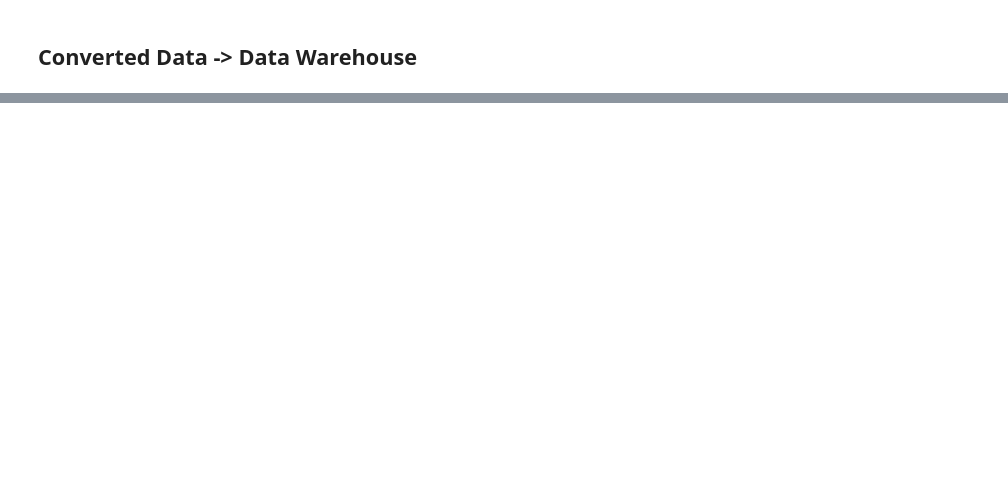
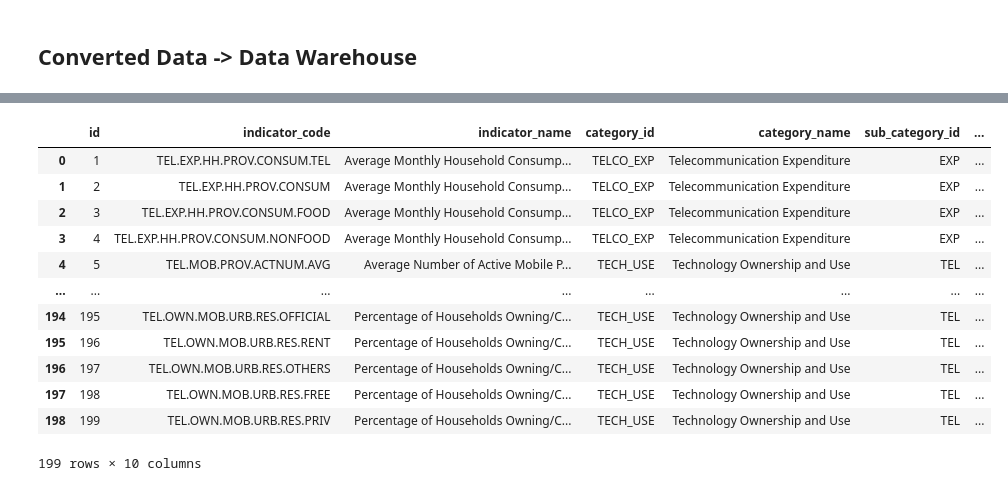
Before and after one commit to Tegarr123/nusadata-etl-script, a Jupyter notebook: main.ipynb, the cells around one changed output, grey strips where cells are left out. Cells and saved outputs as stored; diff of their text form; code cells hidden in the pictures; blank space fills up the shorter version.

```diff
--- a/main.ipynb
+++ b/main.ipynb
@@ -33,0 +435,2 @@ creds
+# %%
+creds = get_creds("credentials.json", "token.json", settings.SCOPES)
@@ -366,43 +684,3 @@ dim_year = get_dataframe_from_sheet(creds, settings.WAREHOUSE_DATA_SPS_ID, "dim_
-# %%
-dim_location_column = [
-    # "id",
-    "area_code",
-    "area_name",
-    "area_type",
-    "region_code",
-    "region_name",
-    "income_level_code",
-    "income_level_name"
-]
-
-dim_indicator_column = [
-    # "id",
-    "indicator_code",
-    "indicator_name",
-    "theme_name",
-    "technology_code",
-    "technology_name",
-    "category_code",
-    "category_name",
-    "unit",
-    "new_category_code",
-    "new_category_name"
-]
-
-dim_year_column = [
-    # "id",
-    "year",
-    "note"
-]
-
-fact_it_eco_column = [
-    "dim_year_id",
-    "dim_indicator_id",
-    "dim_location_id",
-    "value"
-]
-
-default_null_value = "--EMPTY VALUE DATA--"
 # %%
 dim_year.columns = dim_year_column
 dim_indicator.columns = dim_indicator_column
@@ -574,0 +720,17 @@ write_data_to_sps(creds, settings.WAREHOUSE_DATA_SPS_ID, "fact_it_ecosystem", fa
+# %%
+final_dim_indicator = handle_dim_indicator(creds, dim_indicator, master_indicator_df, default_null_value)
+final_dim_indicator
+# %% [output]
+|  | id | indicator_code | indicator_name | category_id | category_name | sub_category_id | ... |
+| 0 | 1 | TEL.EXP.HH.PROV.CONSUM.TEL | Average Monthly Household Consump... | TELCO_EXP | Telecommunication Expenditure | EXP | ... |
+| 1 | 2 | TEL.EXP.HH.PROV.CONSUM | Average Monthly Household Consump... | TELCO_EXP | Telecommunication Expenditure | EXP | ... |
+| 2 | 3 | TEL.EXP.HH.PROV.CONSUM.FOOD | Average Monthly Household Consump... | TELCO_EXP | Telecommunication Expenditure | EXP | ... |
+| 3 | 4 | TEL.EXP.HH.PROV.CONSUM.NONFOOD | Average Monthly Household Consump... | TELCO_EXP | Telecommunication Expenditure | EXP | ... |
+| 4 | 5 | TEL.MOB.PROV.ACTNUM.AVG | Average Number of Active Mobile P... | TECH_USE | Technology Ownership and Use | TEL | ... |
+| ... | ... | ... | ... | ... | ... | ... | ... |
+| 194 | 195 | TEL.OWN.MOB.URB.RES.OFFICIAL | Percentage of Households Owning/C... | TECH_USE | Technology Ownership and Use | TEL | ... |
+| 195 | 196 | TEL.OWN.MOB.URB.RES.RENT | Percentage of Households Owning/C... | TECH_USE | Technology Ownership and Use | TEL | ... |
+| 196 | 197 | TEL.OWN.MOB.URB.RES.OTHERS | Percentage of Households Owning/C... | TECH_USE | Technology Ownership and Use | TEL | ... |
+| 197 | 198 | TEL.OWN.MOB.URB.RES.FREE | Percentage of Households Owning/C... | TECH_USE | Technology Ownership and Use | TEL | ... |
+| 198 | 199 | TEL.OWN.MOB.URB.RES.PRIV | Percentage of Households Owning/C... | TECH_USE | Technology Ownership and Use | TEL | ... |
+199 rows × 10 columns
```
Also changed, not shown: parts of 42 cells of this notebook, 27 other files.
